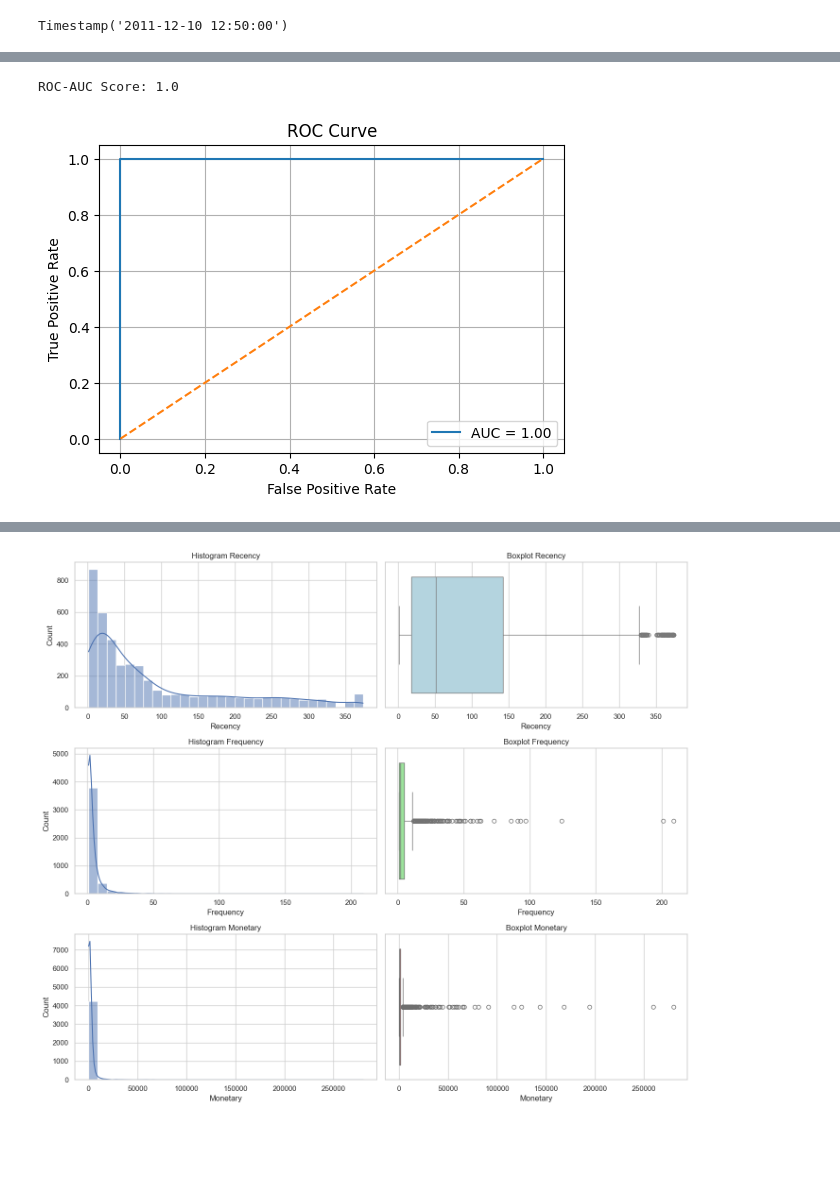
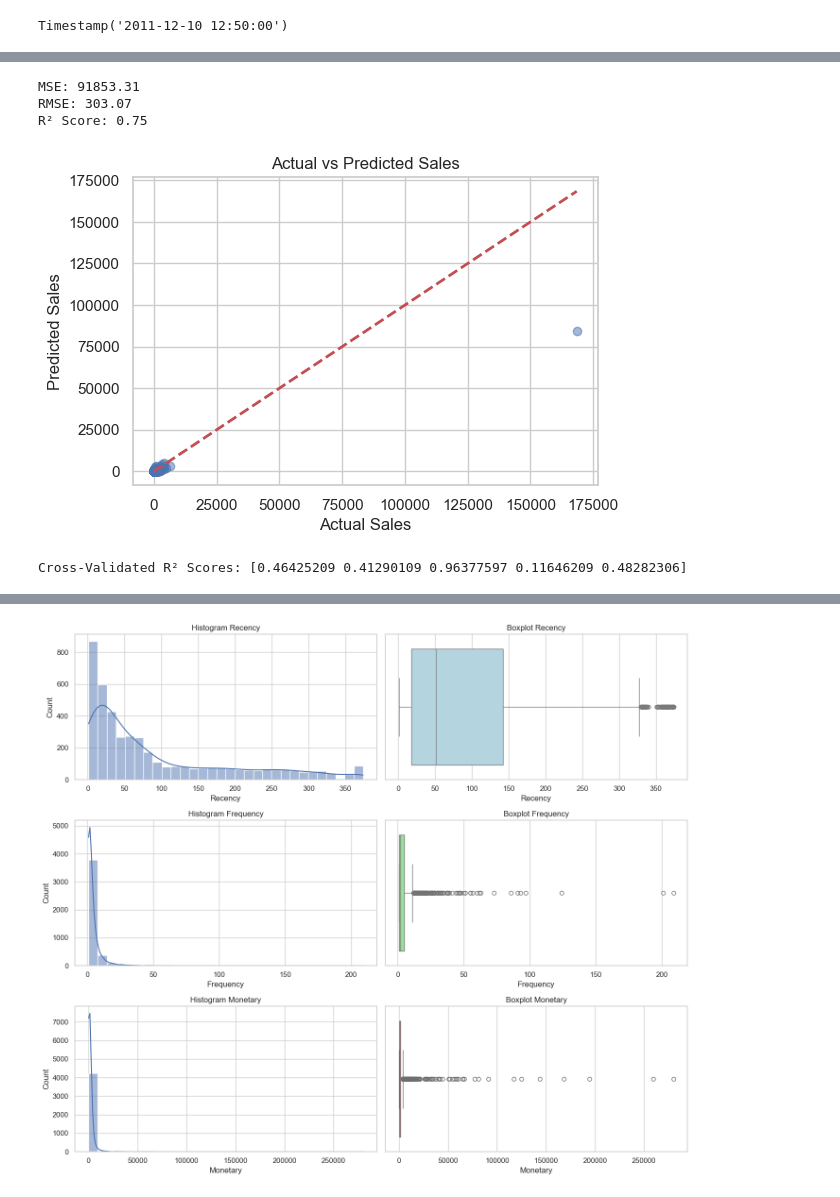
Before and after one commit to MichailDjordhiganteng/SI-47-05_KELOMPOK10, a Jupyter notebook: Tubes_Datmin.ipynb, the cells around one changed output, grey strips where cells are left out. Cells and saved outputs as stored; diff of their text form; code cells hidden in the pictures; blank space fills up the shorter version.

```diff
--- a/Tubes_Datmin.ipynb
+++ b/Tubes_Datmin.ipynb
@@ -94,0 +91,5 @@ y = rfm['Target']
+# %%
+# Fitur dan label
+df['Sales'] = df['Quantity'] * df['UnitPrice']
+X = df[['Quantity', 'UnitPrice']]
+y = df['Sales']
@@ -95,7 +102,14 @@ y = rfm['Target']
 # %%
 # Split data
 X_train, X_test, y_train, y_test = train_test_split(X, y, test_size=0.2, random_state=42)
+# %%
+# Scaling
+from sklearn.preprocessing import StandardScaler
+scaler = StandardScaler()
+X_train_scaled = scaler.fit_transform(X_train)
+X_test_scaled = scaler.transform(X_test)
 # %%
 # Latih model
-logreg = LogisticRegression()
-logreg.fit(X_train, y_train)
+model = LinearRegression()
+model.fit(X_train_scaled, y_train)
+y_pred = model.predict(X_test_scaled)
@@ -104,5 +115,0 @@ LogisticRegression()
-# %%
-# Evaluasi model
-y_pred = logreg.predict(X_test)
-print(confusion_matrix(y_test, y_pred))
-print(classification_report(y_test, y_pred))
@@ -123,22 +115,0 @@ y_probs = logreg.predict_proba(X_test)[:, 1]
-# %%
-from sklearn.metrics import roc_auc_score, roc_curve
-import matplotlib.pyplot as plt
-# ROC-AUC score
-auc = roc_auc_score(y_test, y_probs)
-print("ROC-AUC Score:", auc)
-# %% [output]
-ROC-AUC Score: 1.0
-# %%
-# Plot ROC Curve
-fpr, tpr, thresholds = roc_curve(y_test, y_probs)
-plt.figure(figsize=(6,4))
-plt.plot(fpr, tpr, label=f'AUC = {auc:.2f}')
-plt.plot([0, 1], [0, 1], linestyle='--')
-plt.xlabel('False Positive Rate')
-plt.ylabel('True Positive Rate')
-plt.title('ROC Curve')
-plt.legend()
-plt.grid(True)
-plt.show()
-# %% [output]
-[figure, removed]
@@ -159,0 +116,33 @@ def predict():
+# %%
+from sklearn.metrics import mean_squared_error, r2_score
+import numpy as np
+
+# Evaluasi model regresi
+mse = mean_squared_error(y_test, y_pred)
+rmse = np.sqrt(mse)
+r2 = r2_score(y_test, y_pred)
+print(f"MSE: {mse:.2f}")
+print(f"RMSE: {rmse:.2f}")
+print(f"R² Score: {r2:.2f}")
+# %% [output]
+MSE: 91853.31
+RMSE: 303.07
+R² Score: 0.75
+# %%
+import matplotlib.pyplot as plt
+plt.figure(figsize=(6, 4))
+plt.scatter(y_test, y_pred, alpha=0.5)
+plt.plot([y_test.min(), y_test.max()], [y_test.min(), y_test.max()], 'r--', lw=2)
+plt.xlabel('Actual Sales')
+plt.ylabel('Predicted Sales')
+plt.title('Actual vs Predicted Sales')
+plt.grid(True)
+plt.show()
+# %% [output]
+[figure, added]
+# %%
+from sklearn.model_selection import cross_val_score
+scores = cross_val_score(model, X_train_scaled, y_train, cv=5, scoring='r2')
+print("Cross-Validated R² Scores:", scores)
+# %% [output]
+Cross-Validated R² Scores: [0.46425209 0.41290109 0.96377597 0.11646209 0.48282306]
```
Also changed, not shown: parts of 13 cells of this notebook, 4 other files.
